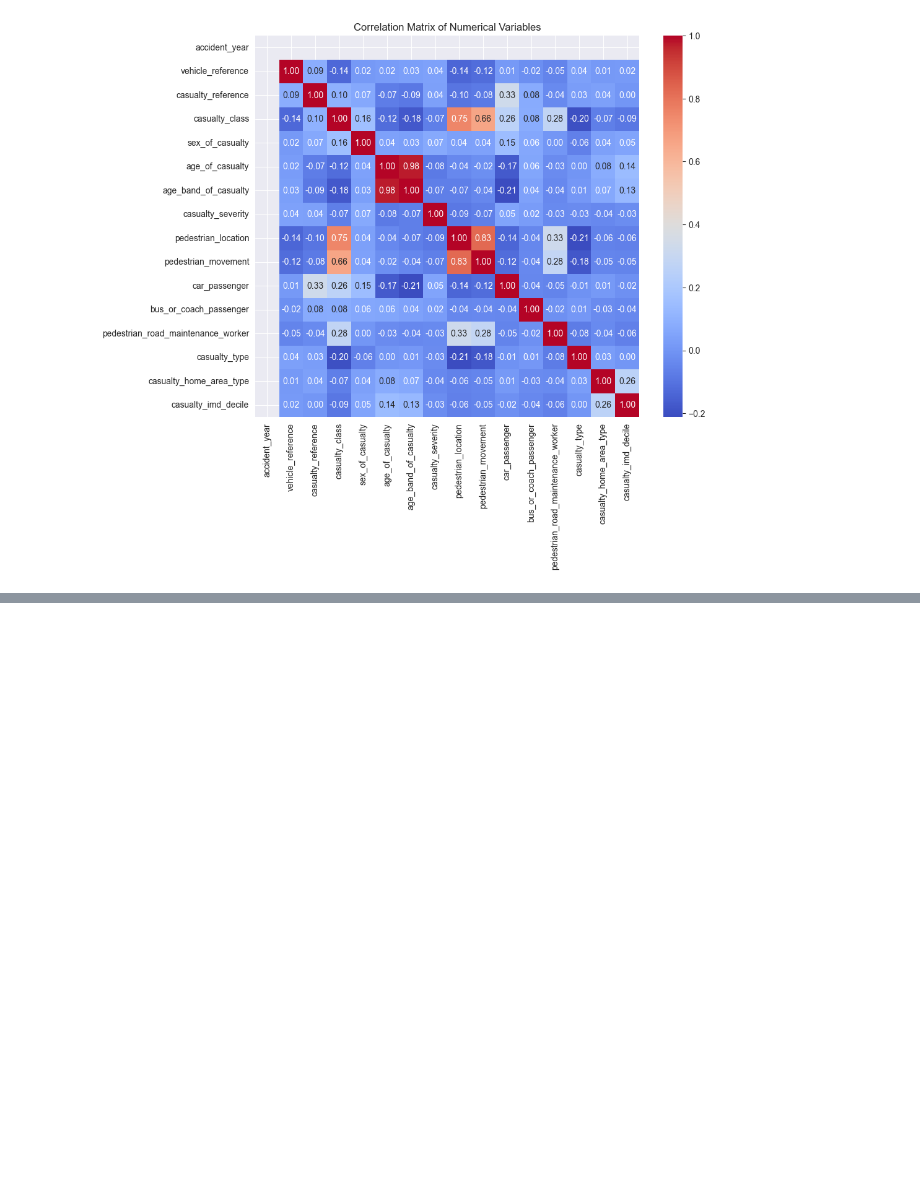
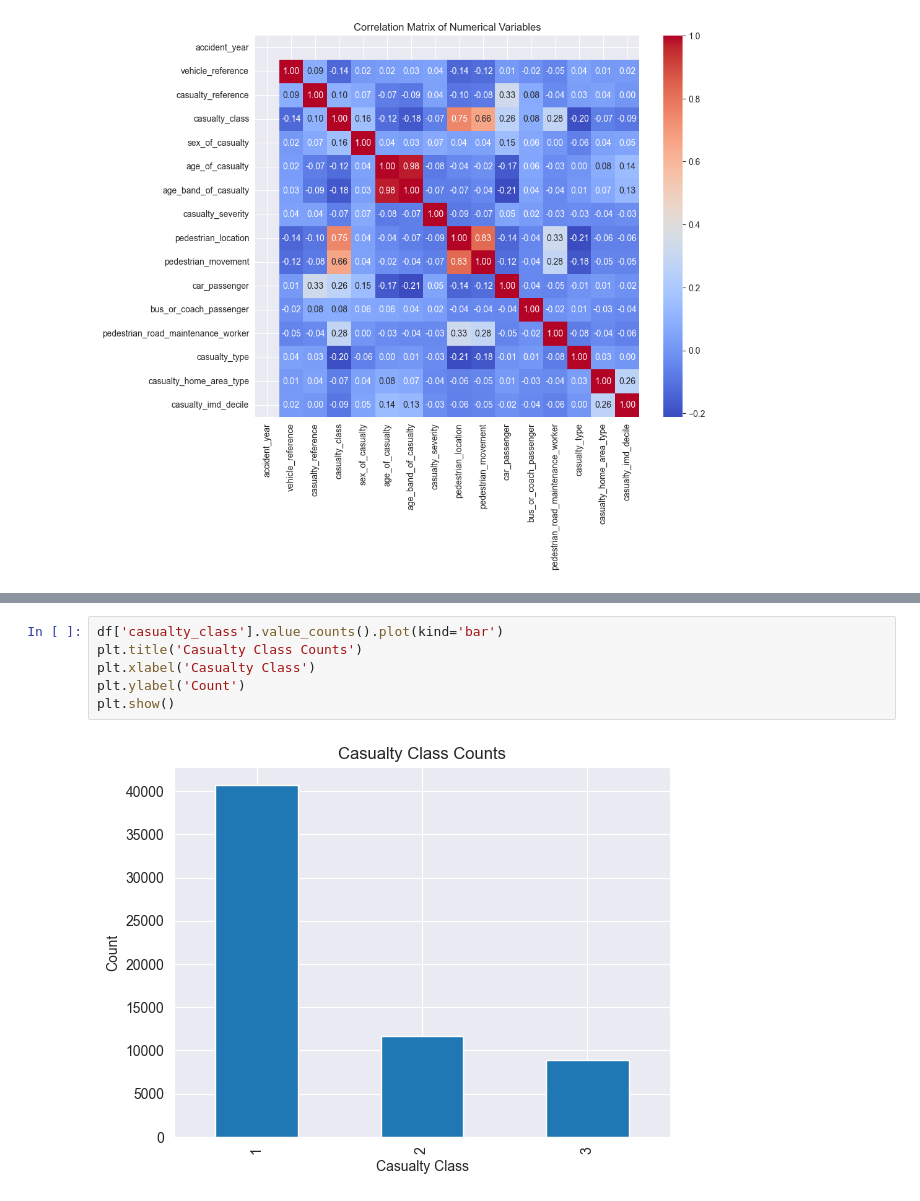
Before and after one commit to FatemehCh97/Road_Traffic_Accidents, a Jupyter notebook: src/Accidents_Analysis.ipynb, the cells around one changed output, grey strips where cells are left out. Cells and saved outputs as stored; diff of their text form; blank space fills up the shorter version.

```diff
--- a/src/Accidents_Analysis.ipynb
+++ b/src/Accidents_Analysis.ipynb
@@ -111,0 +122,8 @@ plt.show()
+# %%
+df['casualty_class'].value_counts().plot(kind='bar')
+plt.title('Casualty Class Counts')
+plt.xlabel('Casualty Class')
+plt.ylabel('Count')
+plt.show()
+# %% [output]
+[figure, added]
```
Also changed, not shown: parts of 7 cells of this notebook.
